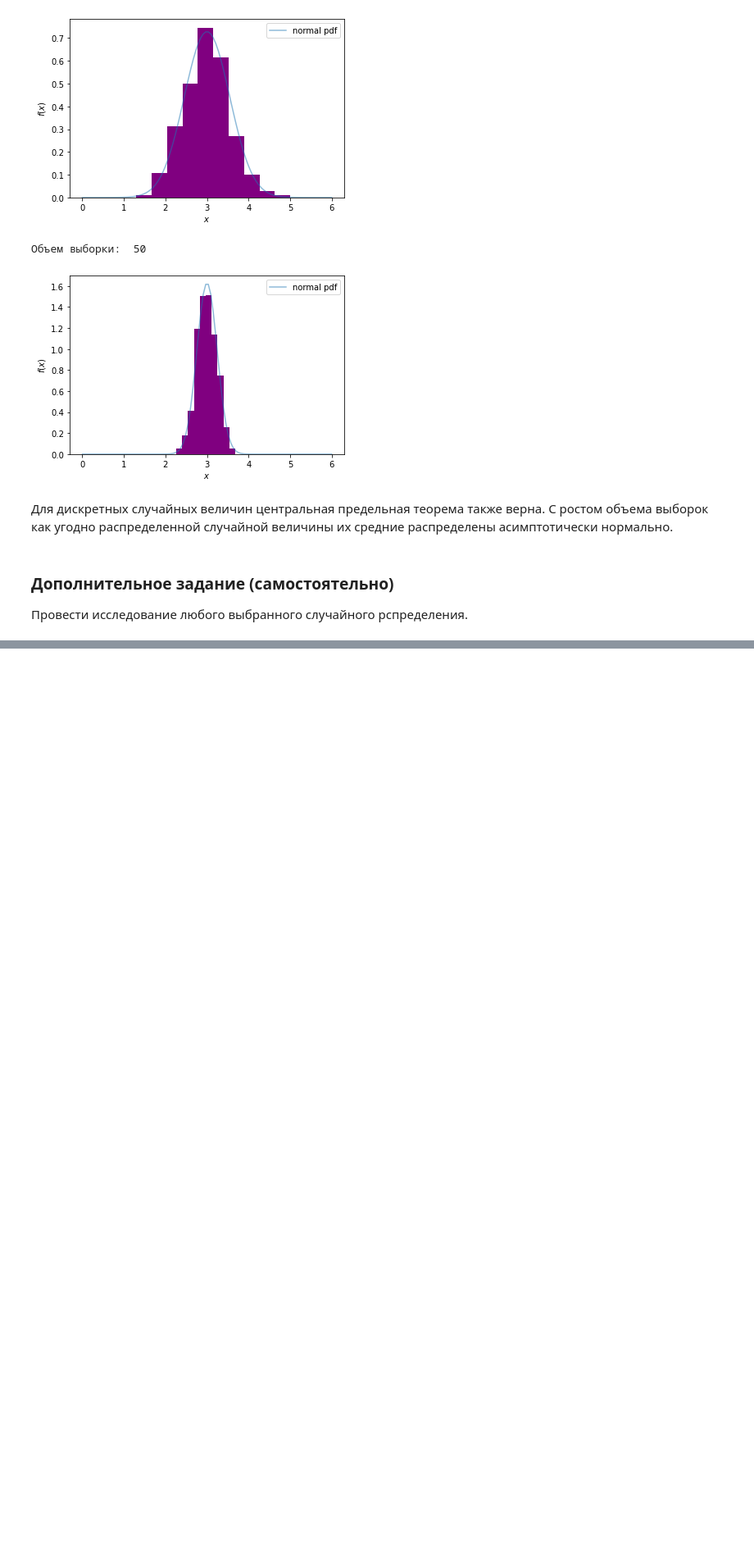
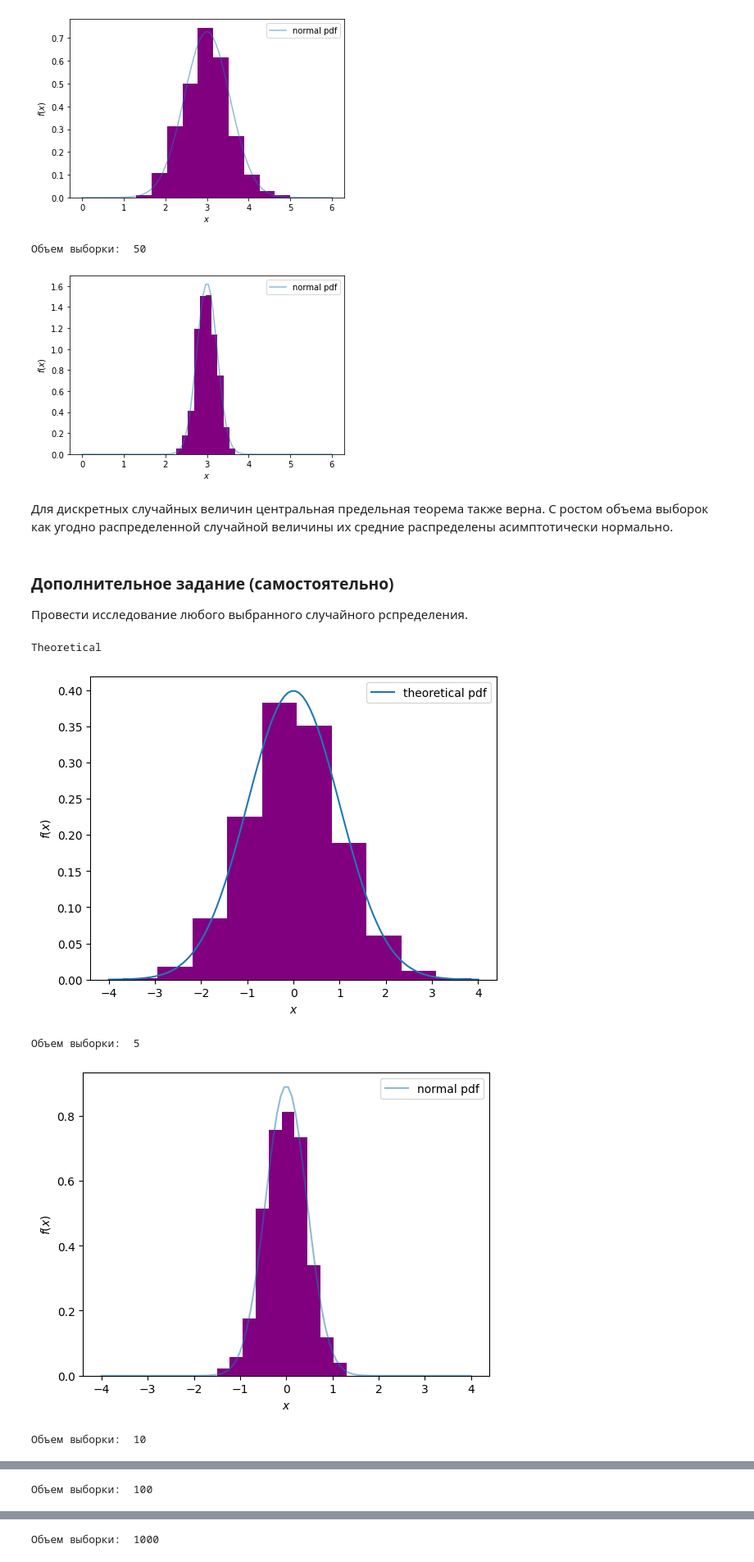
Before and after one commit to LezhninaYu/Polytech_tasks, a Jupyter notebook: ЛР№2 центральная предельная теорема.ipynb, the cells around one changed output, grey strips where cells are left out. Shown: that part at 82% size. Drawn from its saved outputs; the diff is of its cells as text; code cells hidden in the pictures; blank space fills up the shorter version.

```diff
--- a/ЛР№2 центральная предельная теорема.ipynb
+++ b/ЛР№2 центральная предельная теорема.ipynb
@@ -156,3 +156,67 @@ for n in (choice):
 ### Дополнительное задание (самостоятельно)
 
 Провести исследование любого выбранного случайного рспределения.
+# %%
+import pandas as pd
+import numpy as np
+import matplotlib.pyplot as plt
+import scipy.stats as sts
+
+%matplotlib inline
+
+#зададим теоретическую случайную величину
+A = 0
+Sigma = 1
+size = 10000
+r = sts.norm(loc = A, scale = Sigma)
+
+print ('\033[4m' + 'Theoretical', '\033[0m')
+x = np.linspace(-4,4,100)
+pdf = r.pdf(x)
+plt.hist(r.rvs(size), color='purple', density = True) #гистограмма по 1000 полученным случайным значениям
+plt.plot(x, pdf, label='theoretical pdf')
+plt.legend()
+plt.ylabel('$f(x)$')
+plt.xlabel('$x$')
+plt.show()
+
+
+# функция 1000 раз генерирует выборку объема n, вычисляет среднее значение,
+# и добавляет его в  list_x
+def sample_n(n):
+    list_x = []
+    for i in range(1000):
+        list_n=r.rvs(n)
+        list_x.append(round(np.mean(list_n),3))
+    return list_x
+
+# функция формирования гистограммы выборки и графика плотности соответствующего нормального распределения с параметрами:
+def graph_sample_theory_n(list_x, n):
+#   гистограмма выборки
+    x = np.linspace(-4,4,1000)
+    plt.hist(list_x, color='purple', density = True)
+    plt.ylabel('$f(x)$')
+    plt.xlabel('$x$')
+#   график плотности
+    norm_rv = sts.norm(A, ((Sigma **2)/n) **0.5)
+    x = np.linspace(-4,4,100)
+    pdf = norm_rv.pdf(x)
+    plt.plot(x, pdf, label='normal pdf', alpha=0.5)
+    plt.legend()
+    plt.ylabel('$f(x)$')
+    plt.xlabel('$x$')
+    plt.show()
+
+#Определим объем выборок:
+choice = (5,10,100,1000)
+for n in (choice):
+    for i in range(1):
+        list_x = sample_n(n)
+        print ('\033[4m' + 'Объем выборки:', '\033[1m', n, '\033[0m')
+        graph_sample_theory_n(list_x, n)
+# %% [output]
+Theoretical
+[figure, added]
+Объем выборки:  5
+[figure, added]
+Объем выборки:  10
@@ -158,0 +224 @@ for n in (choice):
+Объем выборки:  100
@@ -158,0 +226 @@ for n in (choice):
+Объем выборки:  1000
```
Also changed, not shown: parts of 1 cell of this notebook.
